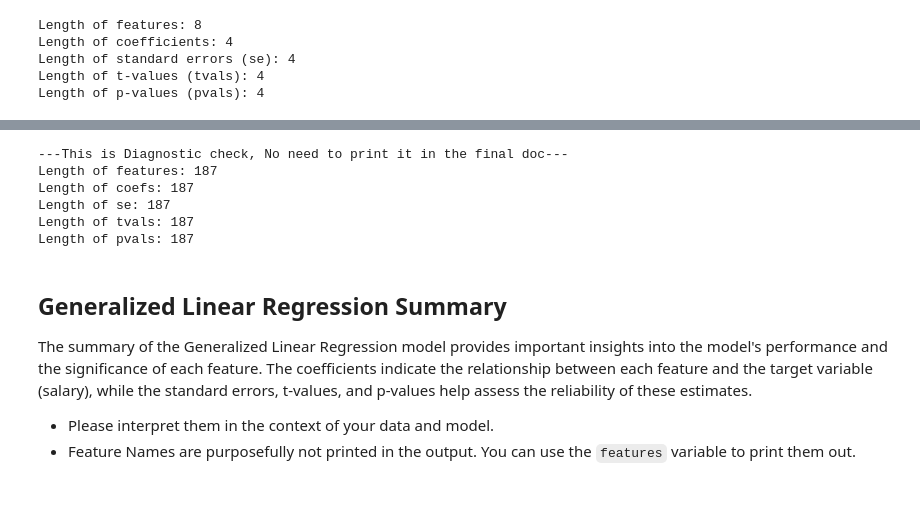
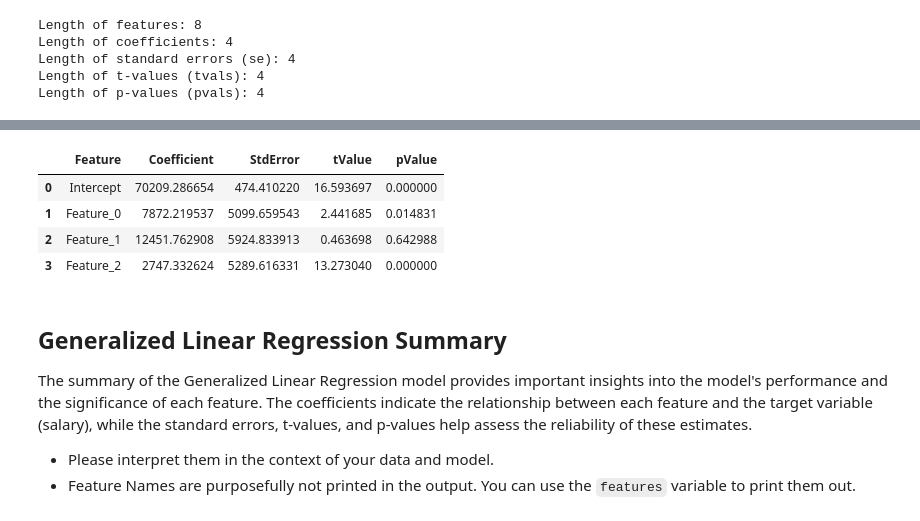
Before and after one commit to met-ad-688/lab08-moizd9, a Jupyter notebook: lab08-moizd9.ipynb, the cells around one changed output, grey strips where cells are left out. Drawn from its saved outputs; the diff is of its cells as text; code cells hidden in the pictures.

Commit message:
created the regression

```diff
--- a/lab08-moizd9.ipynb
+++ b/lab08-moizd9.ipynb
@@ -354,53 +320,0 @@ ValueError: All arrays must be of the same length
-# %%
-#| eval: false
-#| echo: false
-from pyspark.ml.regression import LinearRegression
-
-feature_names = assembler.getInputCols()
-
-lr =
-lr_model = lr.fit(train_data)
-summary = lr_model.summary
-
-# Coefficients and Intercept
-# print("Intercept: {:.4f}".format(glr_model.intercept))
-# print("Coefficients:")
-# for i, coef in enumerate(glr_model.coefficients):
-#     print(f"  Feature {i + 1}: {coef:.4f}")
-
-# Summary stats
-# print("\n--- Regression Summary ---")
-# print("Coefficient Standard Errors:", [f"{val:.4f}" for val in summary.coefficientStandardErrors])
-# print("T Values:", [f"{val:.4f}" for val in summary.tValues])
-# print("P Values:", [f"{val:.4f}" for val in summary.pValues])
-
-# print(f"\nDispersion: {summary.dispersion:.4f}")
-# print(f"Null Deviance: {summary.nullDeviance:.4f}")
-# print(f"Residual DF Null: {summary.residualDegreeOfFreedomNull}")
-# print(f"Deviance: {summary.deviance:.4f}")
-# print(f"Residual DF: {summary.residualDegreeOfFreedom}")
-# print(f"AIC: {summary.aic:.4f}")
-
-# 1. Pull feature names directly from Java backend
-feature_names = summary._call_java("featureNames")
-
-# 2. Construct full table including intercept
-features = ["Intercept"] + feature_names
-coefs = [lr_model.intercept] + list(lr_model.coefficients)
-se = list(summary.coefficientStandardErrors)
-tvals = list(summary.tValues)
-pvals = list(summary.pValues)
-
-print("---This is Diagnostic check, No need to print it in the final doc---")
-print("Length of features:", len(features))
-print("Length of coefs:", len(coefs))
-print("Length of se:", len(se))
-print("Length of tvals:", len(tvals))
-print("Length of pvals:", len(pvals))
-# %% [output]
----This is Diagnostic check, No need to print it in the final doc---
-Length of features: 187
-Length of coefs: 187
-Length of se: 187
-Length of tvals: 187
-Length of pvals: 187
@@ -406,0 +323,18 @@ Length of pvals: 187
+# %%
+feature_names = ["Intercept"] + [f"Feature_{i}" for i in range(len(lr_model.coefficients))]
+
+coefs_df = pd.DataFrame({
+    "Feature": feature_names,
+    "Coefficient": [lr_model.intercept] + list(lr_model.coefficients),
+    "StdError": summary.coefficientStandardErrors,
+    "tValue": summary.tValues,
+    "pValue": summary.pValues
+})
+
+coefs_df
+# %% [output]
+|  | Feature | Coefficient | StdError | tValue | pValue |
+| 0 | Intercept | 70209.286654 | 474.410220 | 16.593697 | 0.000000 |
+| 1 | Feature_0 | 7872.219537 | 5099.659543 | 2.441685 | 0.014831 |
+| 2 | Feature_1 | 12451.762908 | 5924.833913 | 0.463698 | 0.642988 |
+| 3 | Feature_2 | 2747.332624 | 5289.616331 | 13.273040 | 0.000000 |
```
Also changed, not shown: parts of 12 cells of this notebook, 1 other file.
